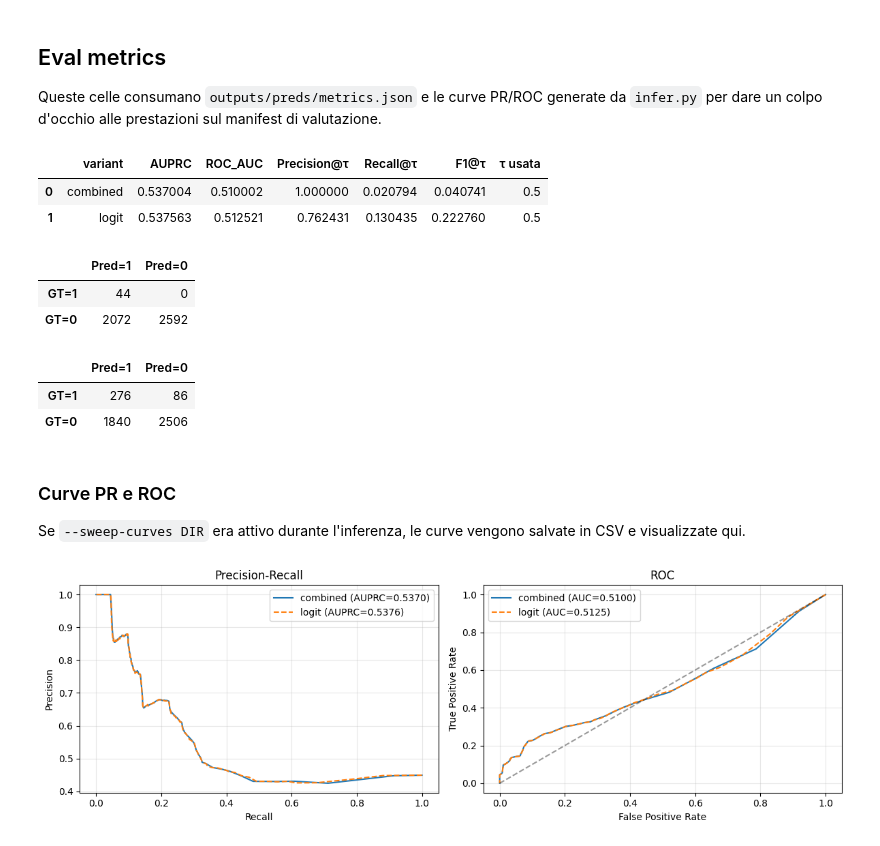
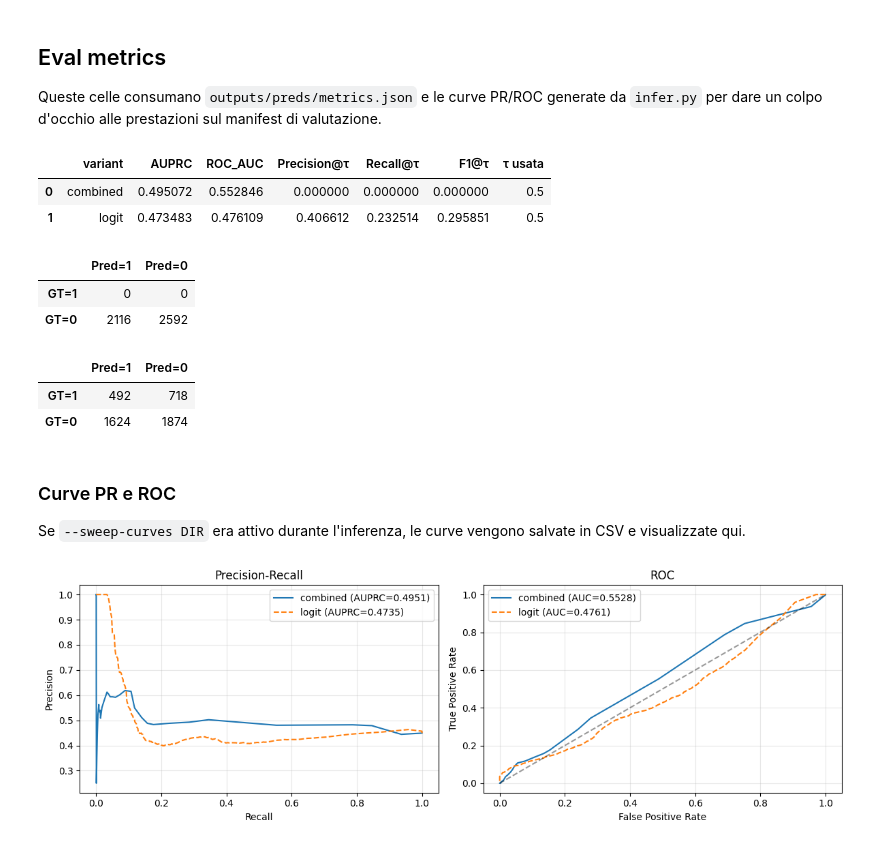
Before and after one commit to dandarm/cyc-firstpass, a Jupyter notebook: notebooks/training_log_analysis.ipynb, the cells around one changed output. Drawn from its saved outputs; the diff is of its cells as text; code cells hidden in the pictures.

```diff
--- a/notebooks/training_log_analysis.ipynb
+++ b/notebooks/training_log_analysis.ipynb
@@ -9,8 +9,9 @@ import matplotlib.pyplot as plt
 
 import json
 
+out_path = Path('../outputs/runs/exp_x3d_5')
 
 #LOG_PATH = Path('../outputs/runs/exp12_temporalT3_bs32_buffer36_stride6/training_log.csv')
-LOG_PATH = Path('../outputs/runs/exp_x3d_5/training_log.csv')
+LOG_PATH = out_path / Path('training_log.csv')
 log_df = pd.read_csv(LOG_PATH)
 #display(log_df)
@@ -101,7 +70,7 @@ plt.savefig(LOG_PATH.parent / 'training_log_plot.png')
 Queste celle consumano `outputs/preds/metrics.json` e le curve PR/ROC generate da `infer.py` per dare un colpo d'occhio alle prestazioni sul manifest di valutazione.
 # %%
 
-METRICS_PATH = Path('../outputs/runs/exp_mpi_13/preds/metrics.json')
+METRICS_PATH = out_path / Path('metrics.json')
 if not METRICS_PATH.exists():
     raise FileNotFoundError(f'Metrics file not found: {METRICS_PATH}')
 
@@ -140,20 +109,20 @@ for name, metrics_dict in [('combined', presence_comb), ('logit', presence_logit
     display(conf_df)
 # %% [output]
 |  | variant | AUPRC | ROC_AUC | Precision@τ | Recall@τ | F1@τ | τ usata |
-| 0 | combined | 0.537004 | 0.510002 | 1.000000 | 0.020794 | 0.040741 | 0.5 |
-| 1 | logit | 0.537563 | 0.512521 | 0.762431 | 0.130435 | 0.222760 | 0.5 |
+| 0 | combined | 0.495072 | 0.552846 | 0.000000 | 0.000000 | 0.000000 | 0.5 |
+| 1 | logit | 0.473483 | 0.476109 | 0.406612 | 0.232514 | 0.295851 | 0.5 |
 |  | Pred=1 | Pred=0 |
-| GT=1 | 44 | 0 |
-| GT=0 | 2072 | 2592 |
+| GT=1 | 0 | 0 |
+| GT=0 | 2116 | 2592 |
 |  | Pred=1 | Pred=0 |
-| GT=1 | 276 | 86 |
-| GT=0 | 1840 | 2506 |
+| GT=1 | 492 | 718 |
+| GT=0 | 1624 | 1874 |
 # %% [markdown]
 ### Curve PR e ROC
 Se `--sweep-curves DIR` era attivo durante l'inferenza, le curve vengono salvate in CSV e visualizzate qui.
 # %%
 
-CURVES_DIR = Path('../outputs/runs/exp_mpi_13/preds/curves')
+CURVES_DIR = out_path /  Path('curves')
 pr_comb_path = CURVES_DIR / 'pr_curve_combined.csv'
 roc_comb_path = CURVES_DIR / 'roc_curve_combined.csv'
 pr_logit_path = CURVES_DIR / 'pr_curve_logit.csv'
@@ -171,31 +140,32 @@ fig, axes = plt.subplots(1, 2, figsize=(12, 4))
 # PR
 if pr_comb_df is not None:
     ap_comb = pr_comb_df['pr_auc'].dropna().iloc[0] if 'pr_auc' in pr_comb_df else None
     axes[0].plot(pr_comb_df['recall'], pr_comb_df['precision'], label=f'combined (AUPRC={ap_comb:.4f})' if ap_comb is not None else 'combined')
 if pr_logit_df is not None:
     ap_logit = pr_logit_df['pr_auc'].dropna().iloc[0] if 'pr_auc' in pr_logit_df else None
     axes[0].plot(pr_logit_df['recall'], pr_logit_df['precision'], label=f'logit (AUPRC={ap_logit:.4f})' if ap_logit is not None else 'logit', linestyle='--')
 axes[0].set_xlabel('Recall')
 axes[0].set_ylabel('Precision')
 axes[0].set_title('Precision-Recall')
 axes[0].grid(True, alpha=0.3)
 axes[0].legend()
 
 # ROC
 if roc_comb_df is not None:
     auc_comb = roc_comb_df['roc_auc'].dropna().iloc[0] if 'roc_auc' in roc_comb_df else None
     axes[1].plot(roc_comb_df['fpr'], roc_comb_df['tpr'], label=f'combined (AUC={auc_comb:.4f})' if auc_comb is not None else 'combined')
 if roc_logit_df is not None:
     auc_logit = roc_logit_df['roc_auc'].dropna().iloc[0] if 'roc_auc' in roc_logit_df else None
     axes[1].plot(roc_logit_df['fpr'], roc_logit_df['tpr'], label=f'logit (AUC={auc_logit:.4f})' if auc_logit is not None else 'logit', linestyle='--')
 axes[1].plot([0, 1], [0, 1], 'k--', alpha=0.4)
 axes[1].set_xlabel('False Positive Rate')
 axes[1].set_ylabel('True Positive Rate')
 axes[1].set_title('ROC')
 axes[1].grid(True, alpha=0.3)
 axes[1].legend()
 
 plt.tight_layout()
+plt.savefig(LOG_PATH.parent / 'precision-recall-ROC.png')
 plt.show()
 # %% [output]
-[figure, old version]
+[figure, new version]
```
Also changed, not shown: parts of 14 cells of this notebook, 2 other files.
